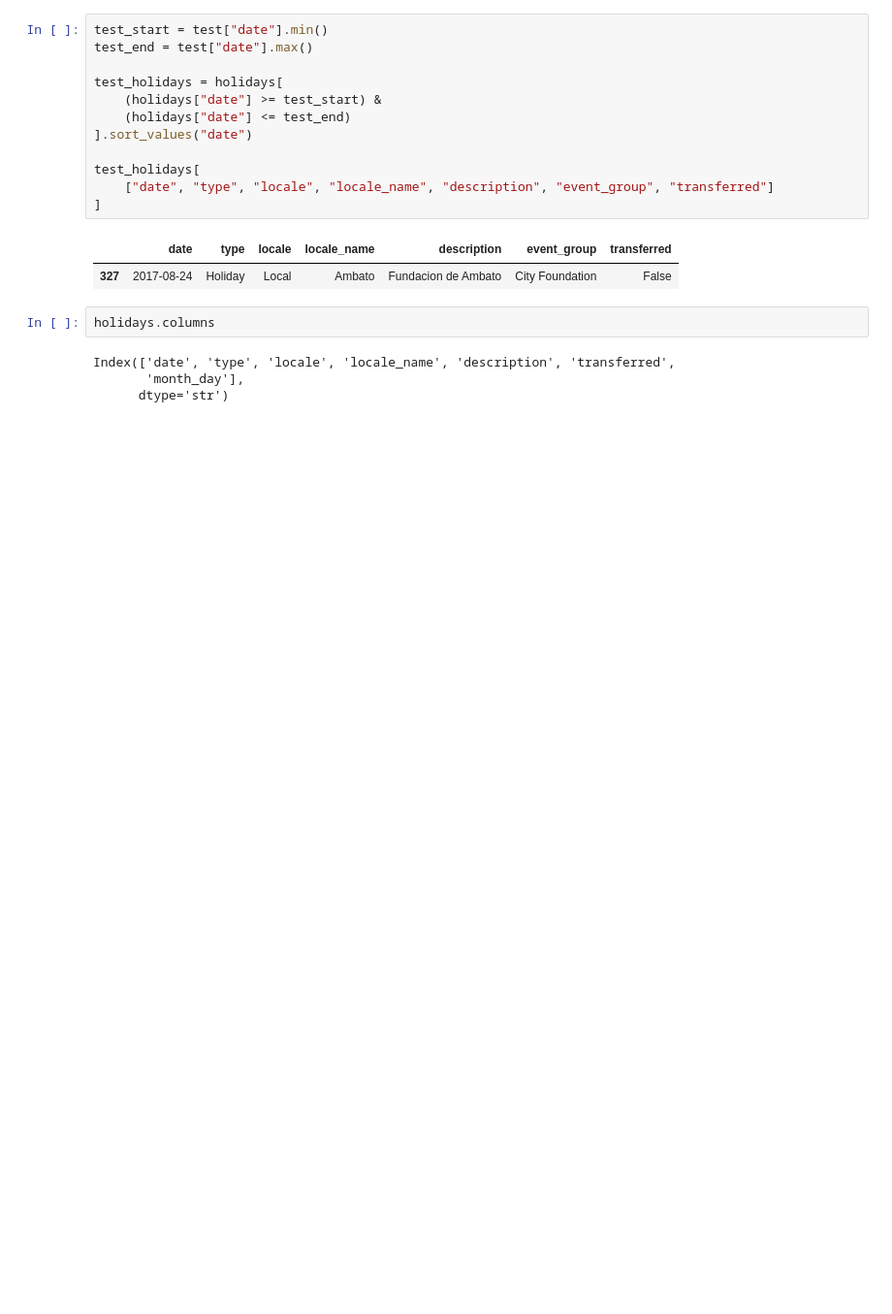
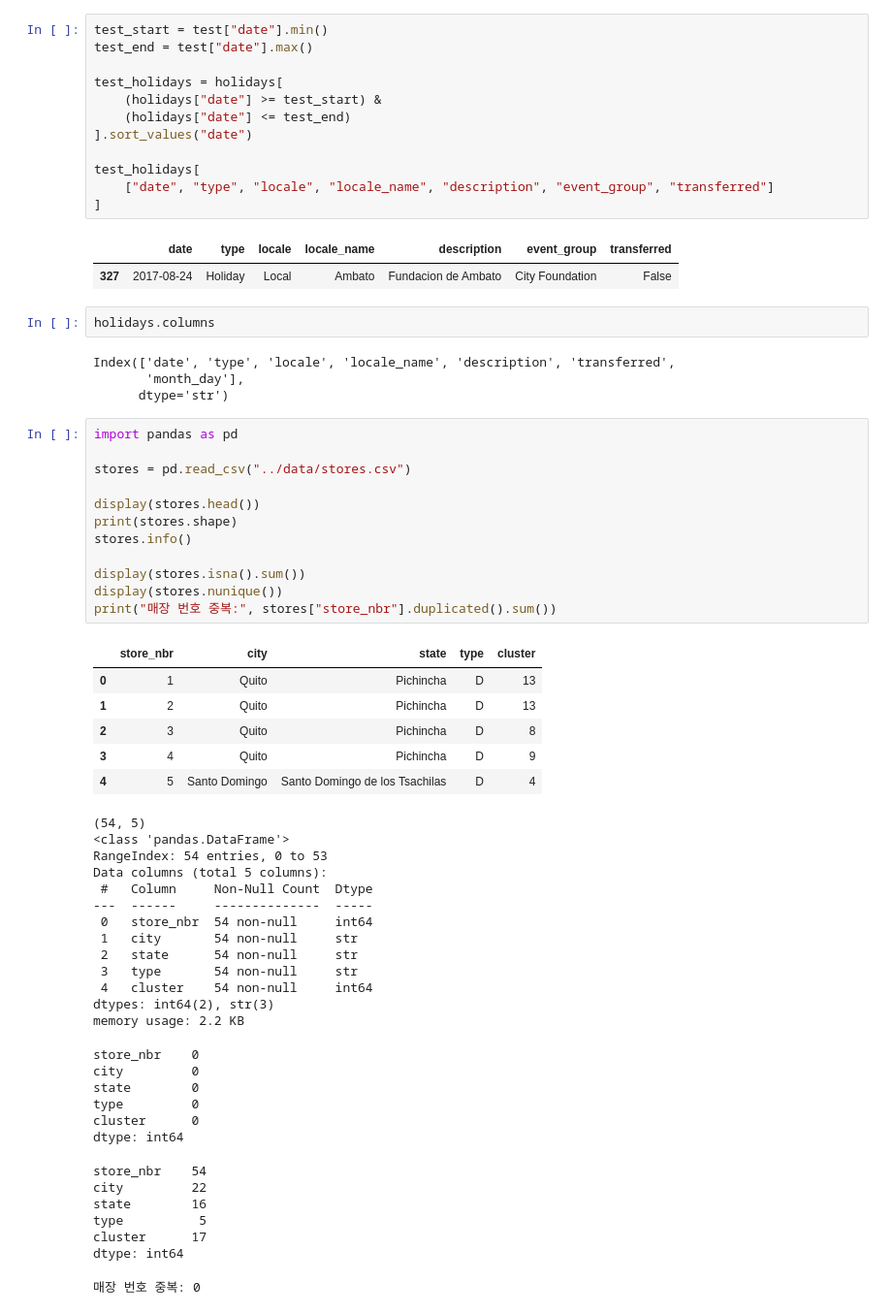
Before and after one commit to yhg365fia/Store-Sales-ML, a Jupyter notebook: notebook/01_eda.ipynb, the cells around one changed output. Shown at 97% size. Drawn from its saved outputs; the diff is of its cells as text; blank space fills up the shorter version.

```diff
--- a/notebook/01_eda.ipynb
+++ b/notebook/01_eda.ipynb
@@ -776,3 +746,48 @@ holidays.columns
 Index(['date', 'type', 'locale', 'locale_name', 'description', 'transferred',
        'month_day'],
       dtype='str')
+# %%
+import pandas as pd
+
+stores = pd.read_csv("../data/stores.csv")
+
+display(stores.head())
+print(stores.shape)
+stores.info()
+
+display(stores.isna().sum())
+display(stores.nunique())
+print("매장 번호 중복:", stores["store_nbr"].duplicated().sum())
+# %% [output]
+|  | store_nbr | city | state | type | cluster |
+| 0 | 1 | Quito | Pichincha | D | 13 |
+| 1 | 2 | Quito | Pichincha | D | 13 |
+| 2 | 3 | Quito | Pichincha | D | 8 |
+| 3 | 4 | Quito | Pichincha | D | 9 |
+| 4 | 5 | Santo Domingo | Santo Domingo de los Tsachilas | D | 4 |
+(54, 5)
+<class 'pandas.DataFrame'>
+RangeIndex: 54 entries, 0 to 53
+Data columns (total 5 columns):
+ #   Column     Non-Null Count  Dtype
+---  ------     --------------  -----
+ 0   store_nbr  54 non-null     int64
+ 1   city       54 non-null     str
+ 2   state      54 non-null     str
+ 3   type       54 non-null     str
+ 4   cluster    54 non-null     int64
+dtypes: int64(2), str(3)
+memory usage: 2.2 KB
+store_nbr    0
+city         0
+state        0
+type         0
+cluster      0
+dtype: int64
+store_nbr    54
+city         22
+state        16
+type          5
+cluster      17
+dtype: int64
+매장 번호 중복: 0
```
Also changed, not shown: parts of 4 cells of this notebook, 14 other files.
